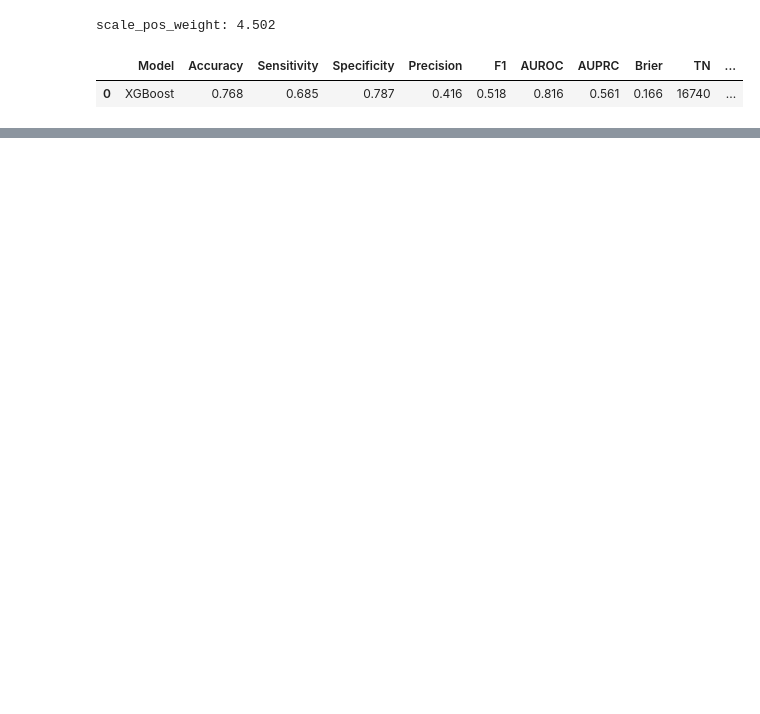
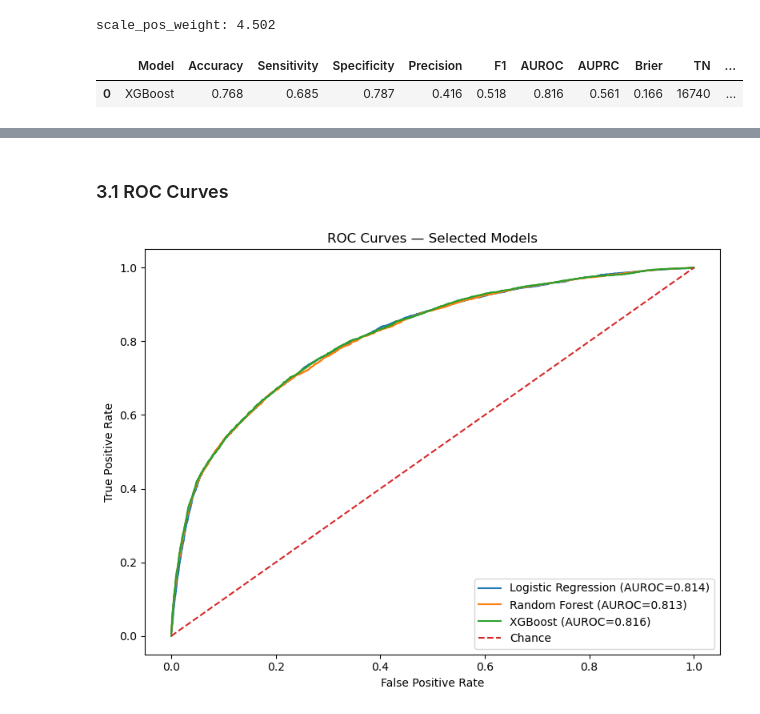
Before and after one commit to chuatzeyee/ISSS623-G1, a Jupyter notebook: notebooks/ModelDevelopment.ipynb, the cells around one changed output, grey strips where cells are left out. Saved outputs shown, nothing was run; the diff lists cells and outputs as text; code cells hidden in the pictures; blank space fills up the shorter version.

```diff
--- a/notebooks/ModelDevelopment.ipynb
+++ b/notebooks/ModelDevelopment.ipynb
@@ -606,0 +321,29 @@ TLDR: The results suggest that XGBoost is the preferred model for predictive per
+# %% [markdown]
+### 3.1 ROC Curves
+# %%
+selected_model_probabilities = {
+    "Logistic Regression": (lr_probabilities, lr_metrics),
+    "Random Forest": (rf_probabilities, rf_metrics),
+    "XGBoost": (xgb_probabilities, xgb_metrics)
+}
+
+plt.figure(figsize=(8, 6))
+
+for model_name, (probabilities, metrics) in selected_model_probabilities.items():
+    fpr, tpr, _ = roc_curve(y_test, probabilities)
+    plt.plot(
+        fpr,
+        tpr,
+        label=f"{model_name} (AUROC={metrics['AUROC']:.3f})"
+    )
+
+plt.plot([0, 1], [0, 1], linestyle="--", label="Chance")
+plt.xlabel("False Positive Rate")
+plt.ylabel("True Positive Rate")
+plt.title("ROC Curves — Selected Models")
+plt.legend()
+plt.tight_layout()
+plt.savefig(RESULTS / "selected_model_roc_curves.png", dpi=200)
+plt.show()
+# %% [output]
+[figure, added]
```
Also changed, not shown: parts of 53 cells of this notebook.
